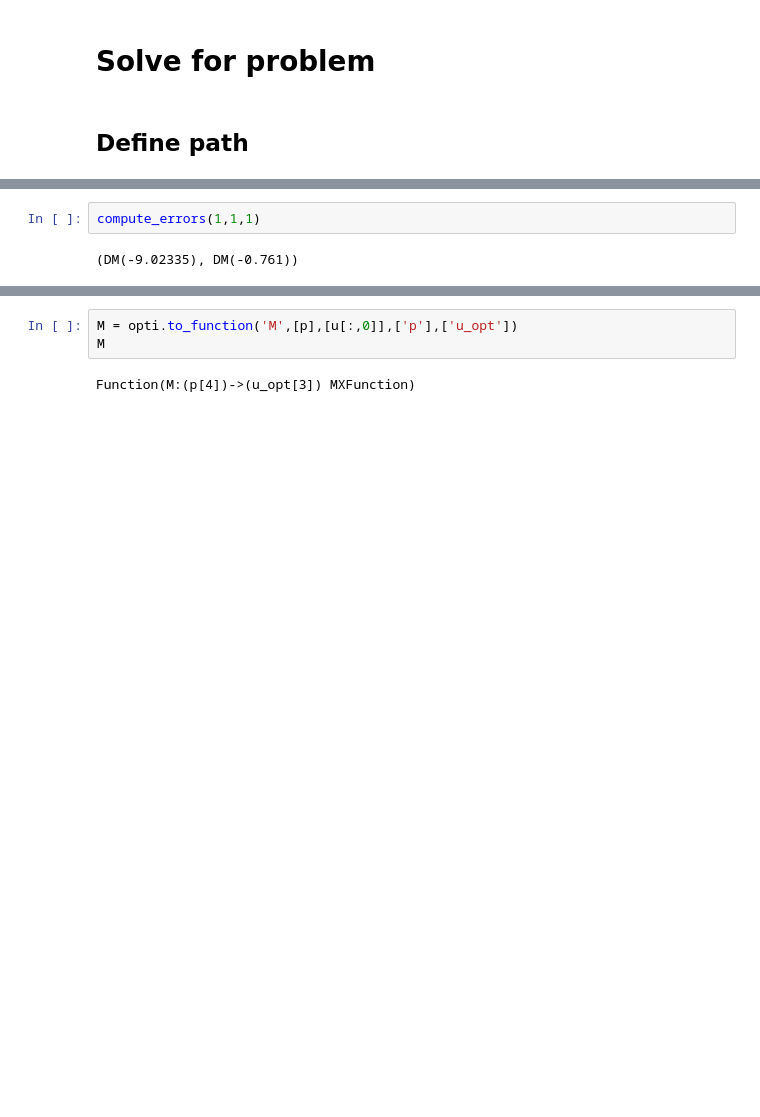
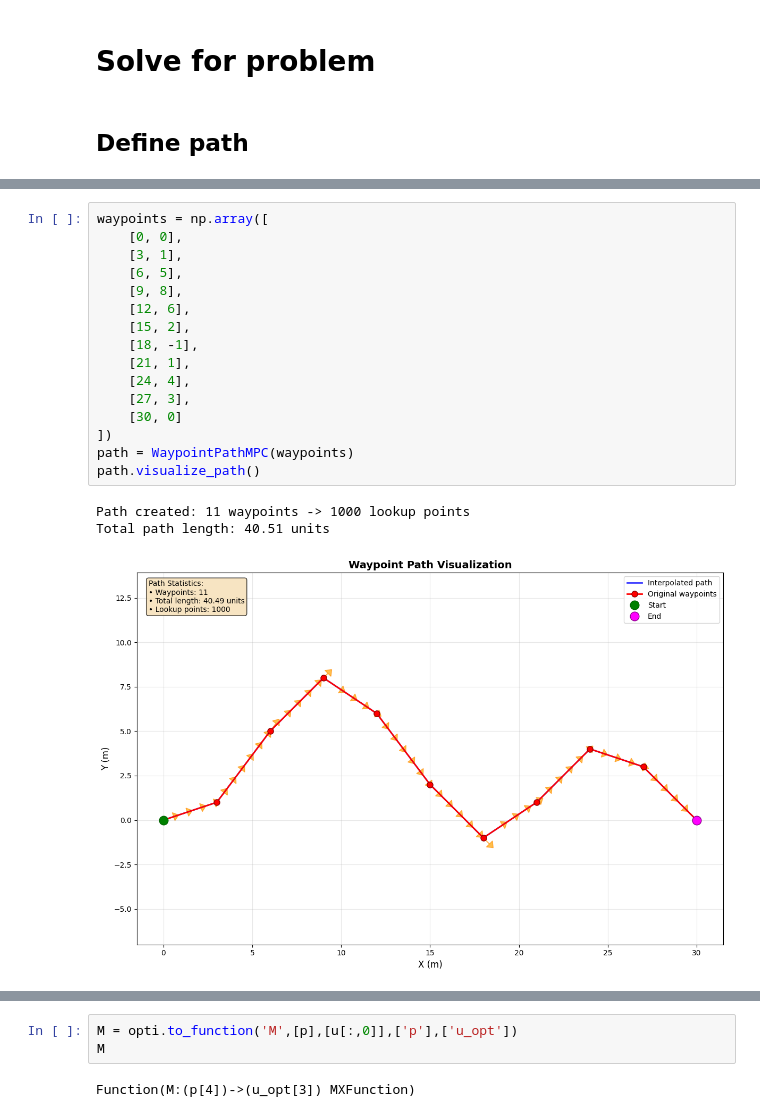
Before and after one commit to William-ZhiZheng/CasAdi-mpc, a Jupyter notebook: notebooks/augment_with_theta.ipynb, the cells around one changed output, grey strips where cells are left out. Saved outputs shown, nothing was run; the diff lists cells and outputs as text; blank space fills up the shorter version.

Commit message:
Path from points

```diff
--- a/notebooks/augment_with_theta.ipynb
+++ b/notebooks/augment_with_theta.ipynb
@@ -274,7 +259,23 @@ Spiral path successfully created!
 # %%
-compute_errors(1,1,1)
+waypoints = np.array([
+    [0, 0],
+    [3, 1],
+    [6, 5],
+    [9, 8],
+    [12, 6],
+    [15, 2],
+    [18, -1],
+    [21, 1],
+    [24, 4],
+    [27, 3],
+    [30, 0]
+])
+path = WaypointPathMPC(waypoints)
+path.visualize_path()
 # %% [output]
-(DM(-9.02335), DM(-0.761))
+Path created: 11 waypoints -> 1000 lookup points
+Total path length: 40.51 units
+[figure, added]
 # %%
 opti = ca.Opti()
 
```
Also changed, not shown: parts of 7 cells of this notebook, 1 other file.
